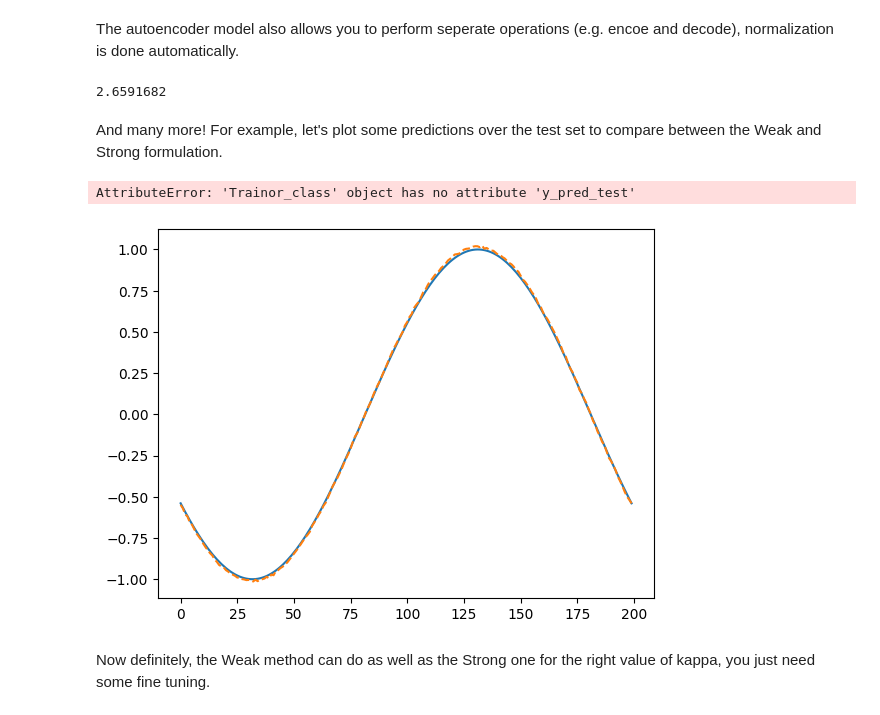
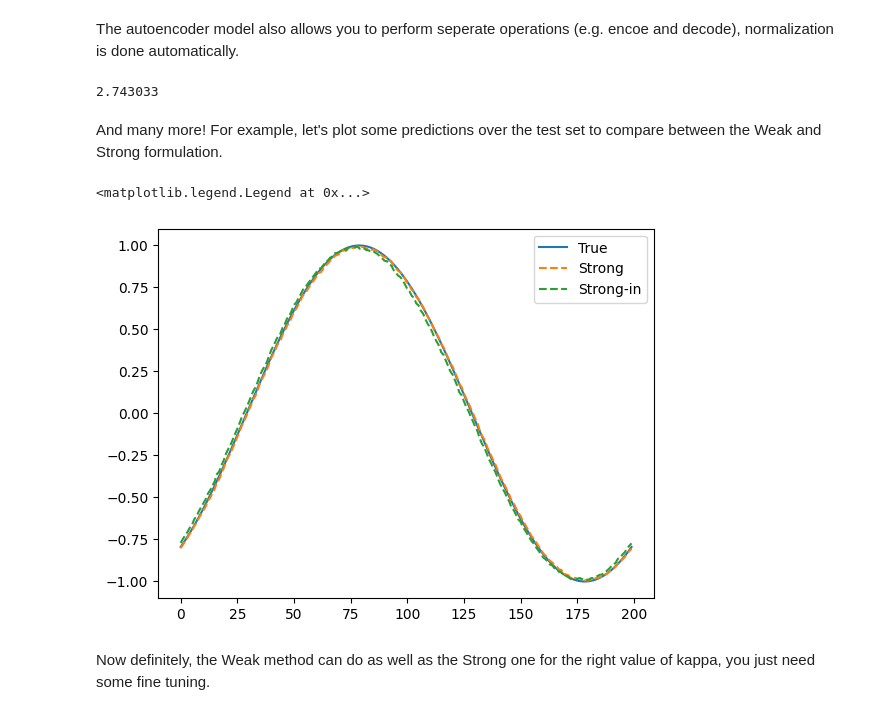
Before and after one commit to JadM133/RRAEs, a Jupyter notebook: tutorial.ipynb, the cells around one changed output. Cells and saved outputs as stored; diff of their text form; code cells hidden in the pictures.

Commit message:
changes in post_process to make more general and adding AE_interpolate specifically for AEs

```diff
--- a/tutorial.ipynb
+++ b/tutorial.ipynb
@@ -31,7 +31,7 @@ Now that the library is installed, you can acces the library with the name ``RRA
 from RRAEs.utilities import get_data
 import matplotlib.pyplot as plt
 import jax.numpy as jnp
-ts, x_train, x_test, p_train, p_test, _, _, _, y_train, y_test, _, _ = get_data("shift")
+x_train, x_test, p_train, p_test, y_train, y_test, _ = get_data("shift")
 # In general, you won't use get_data, you will have your own data with the same shapes.
 print(f"Train shape: {x_train.shape}, or {y_train.shape}")
 print(f"Test shape: {x_test.shape}, or {y_test.shape}")
@@ -54,7 +54,7 @@ Next, we creat the model,
 # %%
 from RRAEs import Strong_RRAE_MLP, Weak_RRAE_MLP
 import jax.random as jrandom
-latent_size = 500
+latent_size = 520
 k_max = 1
 kwargs_enc={"width_size":64, "depth":1}
 kwargs_dec={"width_size":64, "depth":5}
@@ -84,15 +84,13 @@ Now, let's train the model on our data. The library provides a trainor class tha
 
 We define the trainor class for each of the Weak/Strong formulation as follows (In practice, you only need one of these).
 # %%
-from RRAEs import Objects_Interpolator_nD, Trainor_class
+from RRAEs import Trainor_class
 
-interpolation_cls = Objects_Interpolator_nD # Interpolation class for test, only this one available for now
 model_cls = Strong_RRAE_MLP # Without parenthesis! Only the class
 
 trainor_Strong = Trainor_class(
             x_train,
             model_cls,
-            interpolation_cls,
             in_size=x_train.shape[0],
             latent_size=latent_size,  # 4600
             k_max=k_max,
@@ -108,7 +106,6 @@ model_cls = Weak_RRAE_MLP # Without parenthesis! Only the class
 trainor_Weak = Trainor_class(
             x_train,
             model_cls,
-            interpolation_cls,
             latent_size=latent_size,  # 4600
             in_size=x_train.shape[0],
             data_size=x_train.shape[-1], # Only needed for Weak_RRAE_MLP
@@ -124,9 +121,9 @@ trainor_Weak = Trainor_class(
 Now, we can use the ``fit`` method of the trainor class, and give it any training arguments as follows,
 # %%
 training_kwargs = {
-            "step_st": [1500, 1500, 1500], # number of batches strategy
-            "batch_size_st": [20, 20, 20, 20], # batch size strategy
-            "lr_st": [1e-3, 1e-4, 1e-5], # learning rate strategy
+            "step_st": [1500], # number of batches strategy
+            "batch_size_st": [20, 20, 20], # batch size strategy
+            "lr_st": [1e-3, 1e-4], # learning rate strategy
             "print_every": 100,
         }
 
@@ -233,17 +240,19 @@ latent = trainor_Strong.model.latent(x_train)
 decoded = trainor_Strong.model.decode(latent)
 print(jnp.linalg.norm(x_train - decoded)/jnp.linalg.norm(x_train)*100)
 # %% [output]
-2.6591682
+2.743033
 # %% [markdown]
 And many more! For example, let's plot some predictions over the test set to compare between the Weak and Strong formulation.
 # %%
-plt.plot(y_test[:, 10], label="True")
-plt.plot(trainor_Strong.y_pred_test[:, 10], label="Strong", linestyle="--")
-plt.plot(trainor_Weak.y_pred_test[:, 10], label="Weak", linestyle="--")
+idx = 15
+plt.plot(y_test[:, idx], label="True")
+plt.plot(trainor_Strong.y_pred_interp_test_o[:, idx], label="Strong", linestyle="--")
+plt.plot(trainor_Strong.y_pred_test_o[:, idx], label="Strong-in", linestyle="--")
+# plt.plot(trainor_Weak.y_pred_test[:, 10], label="Weak", linestyle="--")
 plt.legend()
 # %% [output]
-AttributeError: 'Trainor_class' object has no attribute 'y_pred_test'
+<matplotlib.legend.Legend at 0x...>
-[figure, old version]
+[figure, new version]
 # %% [markdown]
 Now definitely, the Weak method can do as well as the Strong one for the right value of kappa, you just need some fine tuning.
 # %% [markdown]
```
Also changed, not shown: parts of 9 cells of this notebook, 8 other files.
